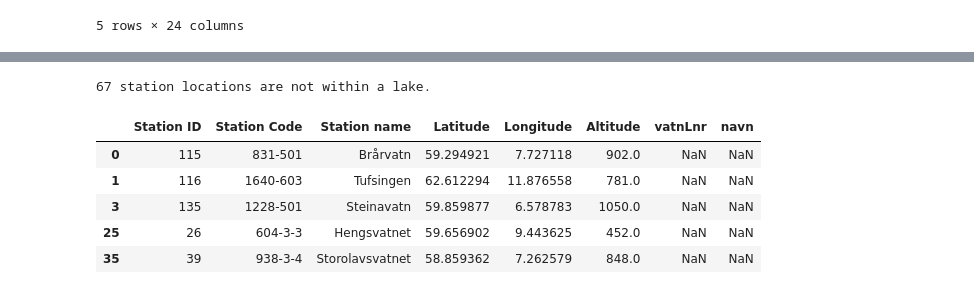
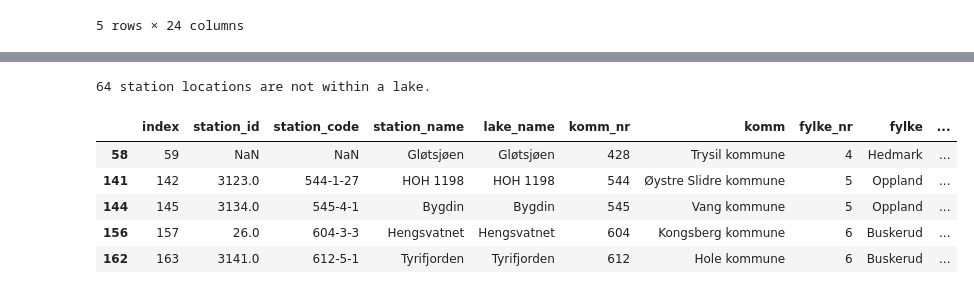
Before and after one commit to JamesSample/1000_lakes_2019, a Jupyter notebook: pts_in_lakes.ipynb, the cells around one changed output, grey strips where cells are left out. Saved outputs shown, nothing was run; the diff lists cells and outputs as text; code cells hidden in the pictures.

```diff
--- a/pts_in_lakes.ipynb
+++ b/pts_in_lakes.ipynb
@@ -35,6 +35,7 @@ And here are the sampling locations from the 1995 survey. **Note:** There are th
 # %%
 # Read sampling pts
-stn_path = r'../../1000_lakes_1995.xlsx'
-stn_df = pd.read_excel(stn_path, sheet_name='DATA')
+stn_path = r'../../1000_lakes_2019.xlsx'
+stn_df = pd.read_excel(stn_path)
+del stn_df['comment_fm'], stn_df['comment_niva']
 stn_df.head()
 # %% [output]
@@ -46,0 +48,8 @@ stn_df.head()
+# %%
+# Convert co-ords to WGS84
+stn_df = nivapy.spatial.utm_to_wgs84_dd(stn_df,
+                                        zone='utm_zone',
+                                        east='utm_e',
+                                        north='utm_n')
+
+stn_df.head()
@@ -48,10 +64,10 @@ stn_df.head()
 # Link pts to polys
 df = nivapy.spatial.identify_point_in_polygon(stn_df,
                                               gdf,
-                                              pt_col='Station ID',
+                                              pt_col='index',
                                               poly_col='vatnLnr',
-                                              lat_col='Latitude',
-                                              lon_col='Longitude')
+                                              lat_col='lat',
+                                              lon_col='lon')
 
 # Join NVE name
 df = pd.merge(df, gdf[['vatnLnr', 'navn']],
@@ -68,13 +85,14 @@ WARNING: Not all sites have complete co-ordinate information. These rows will be
 # %%
 # Which locations are not in a lake?
 not_in_lake = df[pd.isna(df['vatnLnr'])]
 print(len(not_in_lake), 'station locations are not within a lake.')
+not_in_lake.to_csv(r'../../not_in_lake.csv', encoding='utf-8')
 not_in_lake.head()
 # %% [output]
-67 station locations are not within a lake.
+64 station locations are not within a lake.
-|  | Station ID | Station Code | Station name | Latitude | Longitude | Altitude | vatnLnr | navn |
-| 0 | 115 | 831-501 | Brårvatn | 59.294921 | 7.727118 | 902.0 | NaN | NaN |
-| 1 | 116 | 1640-603 | Tufsingen | 62.612294 | 11.876558 | 781.0 | NaN | NaN |
-| 3 | 135 | 1228-501 | Steinavatn | 59.859877 | 6.578783 | 1050.0 | NaN | NaN |
-| 25 | 26 | 604-3-3 | Hengsvatnet | 59.656902 | 9.443625 | 452.0 | NaN | NaN |
-| 35 | 39 | 938-3-4 | Storolavsvatnet | 58.859362 | 7.262579 | 848.0 | NaN | NaN |
+|  | index | station_id | station_code | station_name | lake_name | komm_nr | komm | fylke_nr | fylke | ... |
+| 58 | 59 | NaN | NaN | Gløtsjøen | Gløtsjøen | 428 | Trysil kommune | 4 | Hedmark | ... |
+| 141 | 142 | 3123.0 | 544-1-27 | HOH 1198 | HOH 1198 | 544 | Øystre Slidre kommune | 5 | Oppland | ... |
+| 144 | 145 | 3134.0 | 545-4-1 | Bygdin | Bygdin | 545 | Vang kommune | 5 | Oppland | ... |
+| 156 | 157 | 26.0 | 604-3-3 | Hengsvatnet | Hengsvatnet | 604 | Kongsberg kommune | 6 | Buskerud | ... |
+| 162 | 163 | 3141.0 | 612-5-1 | Tyrifjorden | Tyrifjorden | 612 | Hole kommune | 6 | Buskerud | ... |
```
Also changed, not shown: parts of 9 cells of this notebook, 1 other file.
